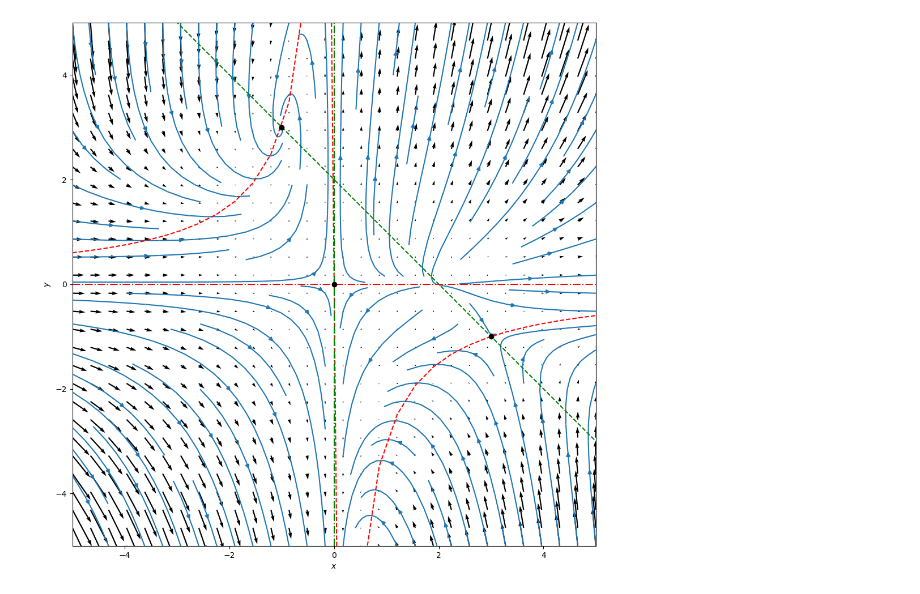
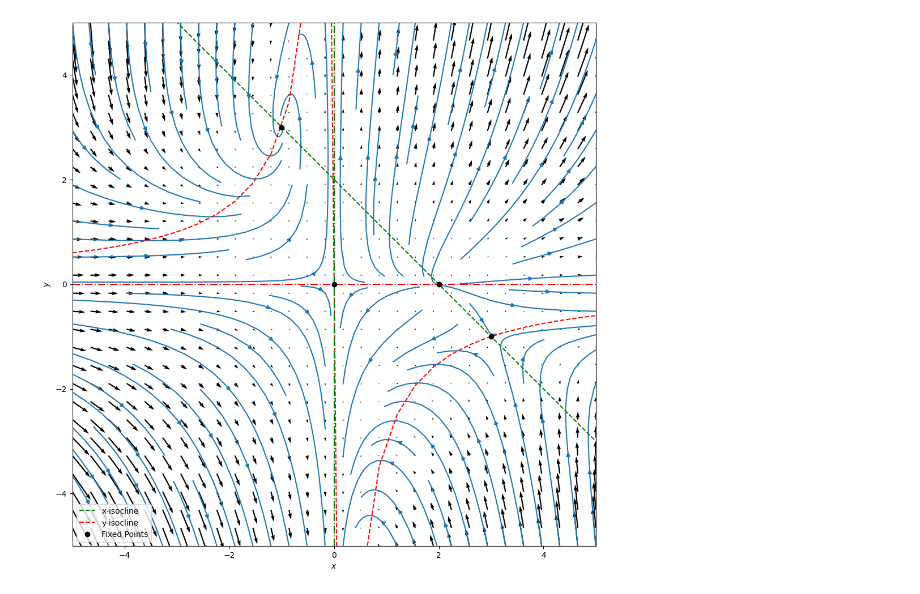
Before and after one commit to bogdan-rasputin/the-solar-dynamo, a Jupyter notebook: Fixed Point Analysis/fixed-point-analysis.ipynb, the cells around one changed output. Drawn from its saved outputs; the diff is of its cells as text; code cells hidden in the pictures.

```diff
--- a/Fixed Point Analysis/fixed-point-analysis.ipynb
+++ b/Fixed Point Analysis/fixed-point-analysis.ipynb
@@ -21,34 +21,36 @@ plt.gca().set_aspect('equal', adjustable='box')  # Make plot box square
 plt.xlabel('$x$')
 plt.ylabel('$y$')
 #plt.title('2D Vector field: $f(x,y)=(-1-x^2+y, 1+x-y^2)$')
 plt.quiver(x, y, dx, dy)  # plot field as quiver
 plt.streamplot(x, y, dx, dy)  # plot streamlines of field.
 #plt.savefig('G3-DHO-underdampened.svg')
 
 # plotting nullclines here
 
 # y = 2 - x
 
 x_vals = coords
 y_vals = 2 - x_vals
 
 plt.plot(x_vals, y_vals, color='green', linestyle='--', label='x-isocline')
 
 y1_vals = -3/x_vals
 
 plt.plot(x_vals, y1_vals, color='red', linestyle='--', label='y-isocline')
 
-plt.axhline(y=0, color='red', linestyle='-.', label='y-isocline')
-plt.axvline(x=0, color='green', linestyle='-.', label='x-isocline')
+plt.axhline(y=0, color='red', linestyle='-.')
+plt.axvline(x=0, color='green', linestyle='-.')
 
 plt.xlim(-5,5)
 plt.ylim(-5,5)
 
-fixed_points = np.array([[0, 0], [3, -1], [-1, 3]])
+fixed_points = np.array([[0, 0], [3, -1], [-1, 3], [2,0]])
 plt.plot(fixed_points[:,0], fixed_points[:,1], 'ko', label='Fixed Points')
+
+plt.legend()
 
 plt.savefig('1a.svg')
 
 plt.show()
 # %% [output]
-[figure, old version]
+[figure, new version]
```
Also changed, not shown: parts of 1 cell of this notebook, 1 other file.
